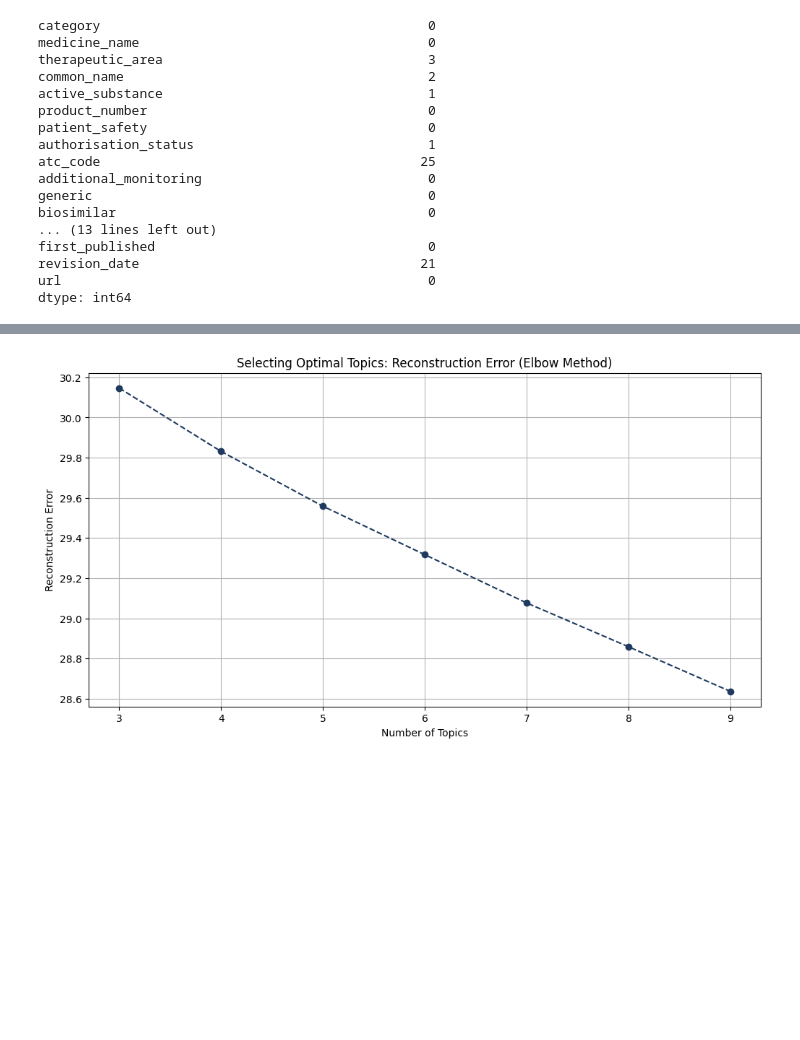
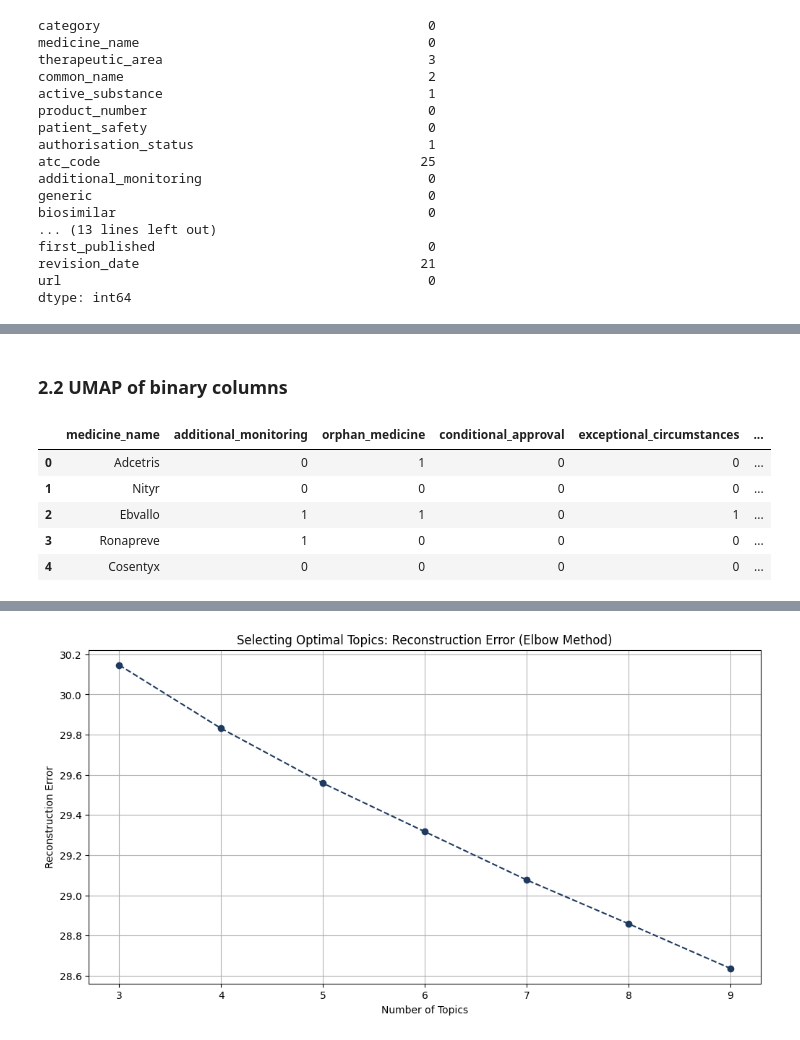
Before and after one commit to whkung0903/ba820-project, a Jupyter notebook: project_m3.ipynb, the cells around one changed output, grey strips where cells are left out. Saved outputs shown, nothing was run; the diff lists cells and outputs as text; code cells hidden in the pictures; blank space fills up the shorter version.

```diff
--- a/project_m3.ipynb
+++ b/project_m3.ipynb
@@ -99,0 +203,24 @@ data_human_clean = data_human[data_human['condition_indication'] != ''].dropna(s
+# %% [markdown]
+### 2.2 UMAP of binary columns
+# %%
+# binary columns
+binary_flags = [
+    'additional_monitoring',
+    'orphan_medicine',
+    'conditional_approval',
+    'exceptional_circumstances',
+    'accelerated_assessment',
+    'biosimilar',
+    'generic'
+]
+
+data_human_binary = data_human[['medicine_name'] + binary_flags].copy()
+data_human_binary = data_human_binary.replace({True:1, False:0})
+data_human_binary.head()
+# %% [output]
+|  | medicine_name | additional_monitoring | orphan_medicine | conditional_approval | exceptional_circumstances | ... |
+| 0 | Adcetris | 0 | 1 | 0 | 0 | ... |
+| 1 | Nityr | 0 | 0 | 0 | 0 | ... |
+| 2 | Ebvallo | 1 | 1 | 0 | 1 | ... |
+| 3 | Ronapreve | 1 | 0 | 0 | 0 | ... |
+| 4 | Cosentyx | 0 | 0 | 0 | 0 | ... |
```
Also changed, not shown: parts of 15 cells of this notebook.
